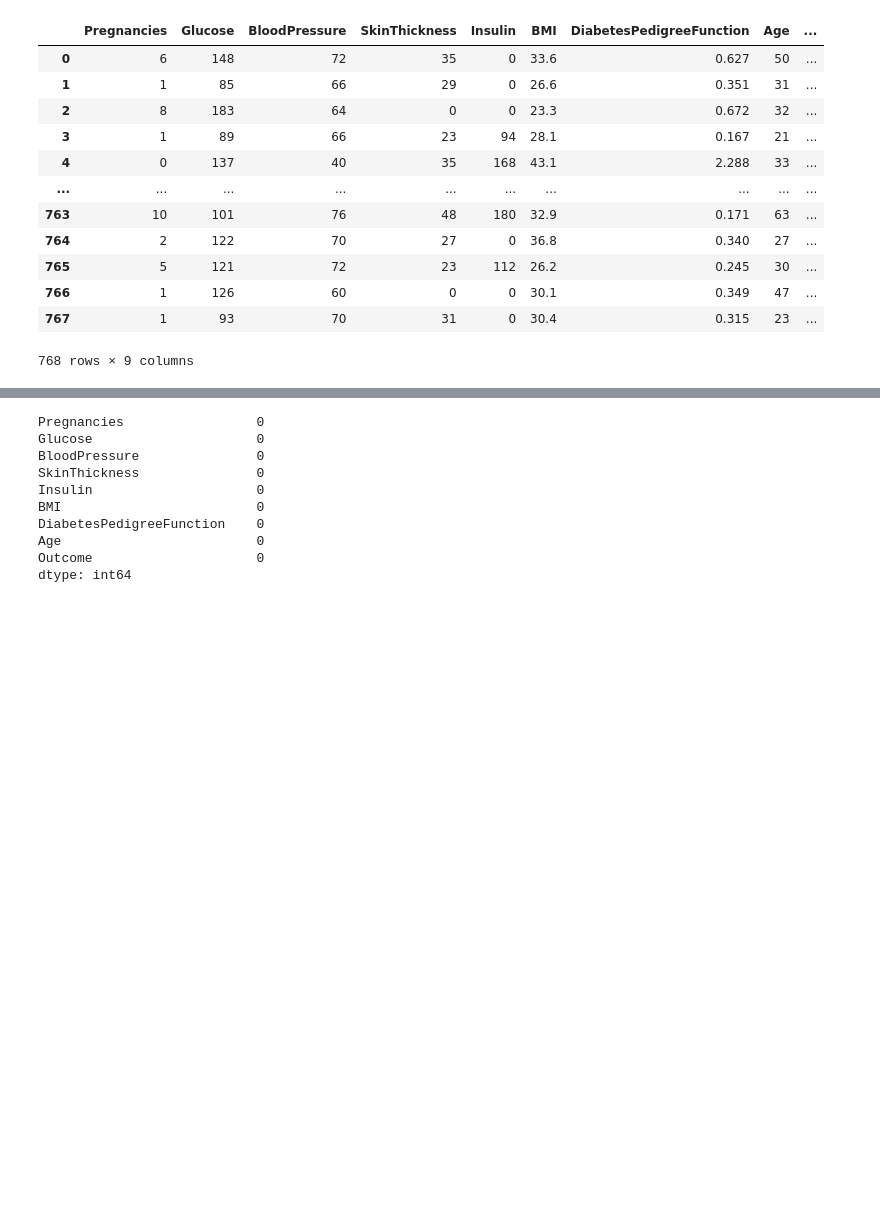
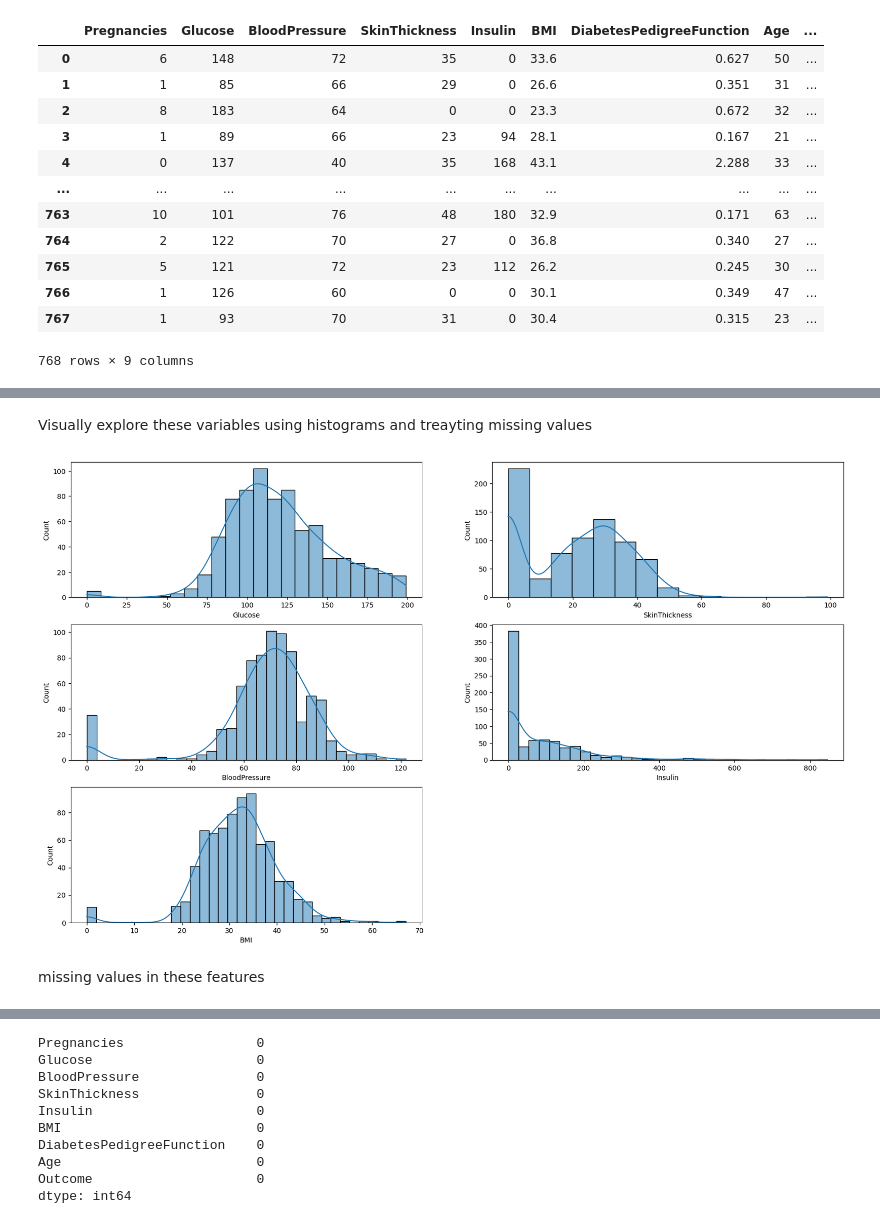
Before and after one commit to ImeCMR/Jupyter_Content, a Jupyter notebook: 09_linreg_regularization_student.ipynb, the cells around one changed output, grey strips where cells are left out. Drawn from its saved outputs; the diff is of its cells as text; code cells hidden in the pictures; blank space fills up the shorter version.

```diff
--- a/09_linreg_regularization_student.ipynb
+++ b/09_linreg_regularization_student.ipynb
@@ -278,5 +287,5 @@ import os
 # %%
-df = pd.read_csv('diabetes.csv')
+df = pd.read_csv('/workspaces/Jupyter_Content/data/diabetes.csv')
 
 df.head()
 df
@@ -296,0 +338,19 @@ df
+# %% [markdown]
+Visually explore these variables using histograms and treayting missing values
+# %%
+plt.figure(figsize=[20,12])
+ax1 = plt.subplot(3,2,1)
+ax2 = plt.subplot(3,2,2)
+ax3 = plt.subplot(3,2,3)
+ax4 = plt.subplot(3,2,4)
+ax5 = plt.subplot(3,2,5)
+sns.histplot(data= df, x='Glucose', kde=True, ax=ax1)
+sns.histplot(data= df, x='SkinThickness', kde=True, ax=ax2)
+sns.histplot(data= df, x='BloodPressure', kde=True, ax=ax3)
+sns.histplot(data= df, x='Insulin', kde=True, ax=ax4)
+sns.histplot(data= df, x='BMI', kde=True, ax=ax5)
+plt.show()
+# %% [output]
+[figure, added]
+# %% [markdown]
+missing values in these features
```
Also changed, not shown: parts of 45 cells of this notebook.
